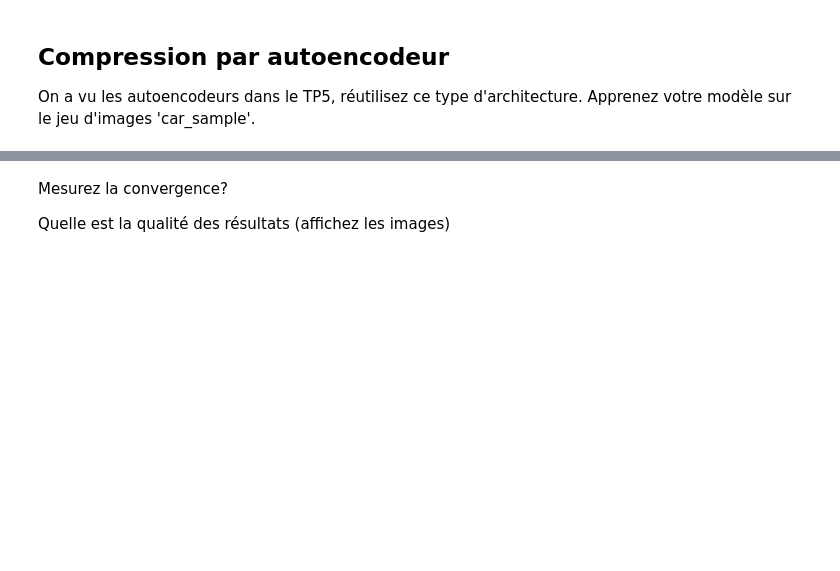
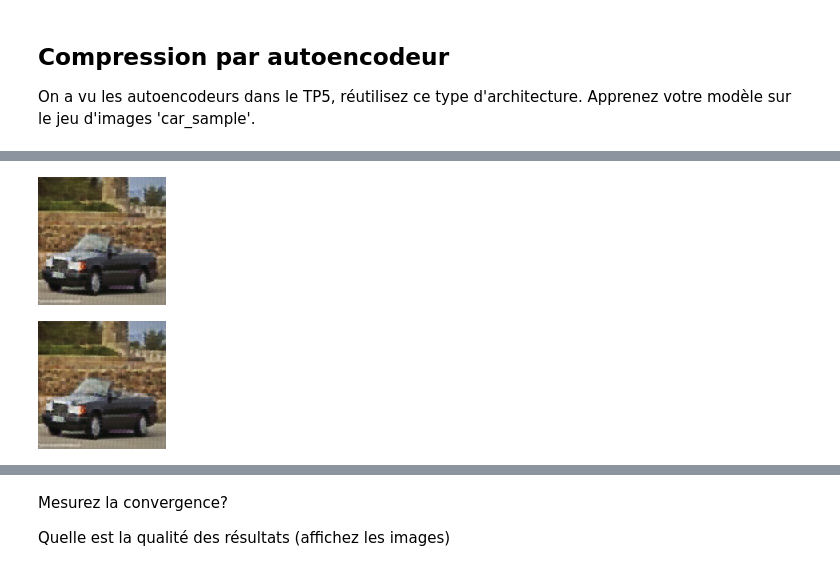
Before and after one commit to charles66820/CREMIfiles, a Jupyter notebook: IS329_fouille/project/Projet-DL-Image.ipynb, the cells around one changed output, grey strips where cells are left out. Cells and saved outputs as stored; diff of their text form; code cells hidden in the pictures; blank space fills up the shorter version.

```diff
--- a/IS329_fouille/project/Projet-DL-Image.ipynb
+++ b/IS329_fouille/project/Projet-DL-Image.ipynb
@@ -194,0 +205,3 @@ On a vu les autoencodeurs dans le TP5, réutilisez ce type d'architecture. Appre
+# %%
+carImgTensorDataset = [transforms.ToTensor()(i) for i in carImgDataset]
+carImgTensorDataset[0]
@@ -194,0 +258,30 @@ On a vu les autoencodeurs dans le TP5, réutilisez ce type d'architecture. Appre
+# %%
+def imgToDataArray(img):
+    img = np.concatenate(img.split(), axis=1)
+    imageArray = np.array(img)
+    return imageArray
+
+def dataArrayToImg(imageArray):
+    return Image.fromarray(np.uint8(imageArray))
+
+def dataArrayToColorImg(imageArray):
+    imageTensor = np.dstack(np.split(imageArray, 3, axis=1))
+    return Image.fromarray(np.uint8(imageTensor))
+# %%
+from math import log2
+import torch.optim as optim
+
+encoder = Encoder()
+decoder = Decoder()
+optimizer = optim.Adam(list(encoder.parameters()) + list(decoder.parameters()))
+loss = torch.nn.MSELoss()
+# %%
+with torch.no_grad():
+    z = encoder(carImgTensorDataset[0])
+    output = decoder(z)
+    output = output.transpose(0, 2).transpose(0, 1).detach().numpy()
+    display(Image.fromarray(np.uint8(output*255)))
+    display(dataArrayToImg(output*255))
+# %% [output]
+[figure, added]
+[figure, added]
```
Also changed, not shown: parts of 7 cells of this notebook.
